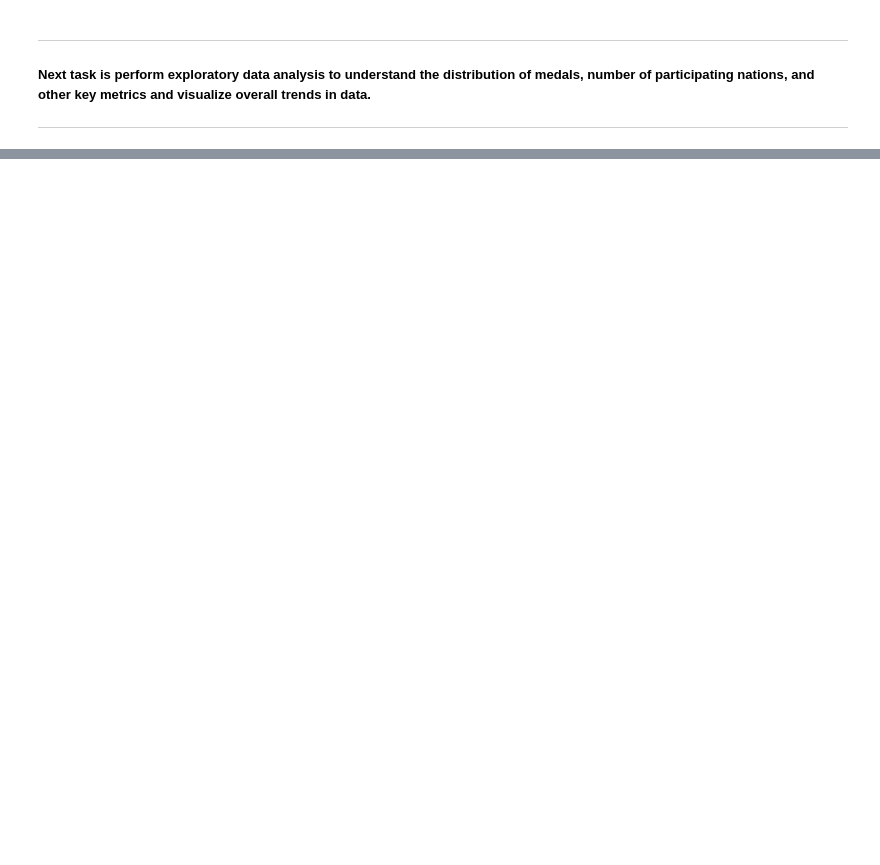
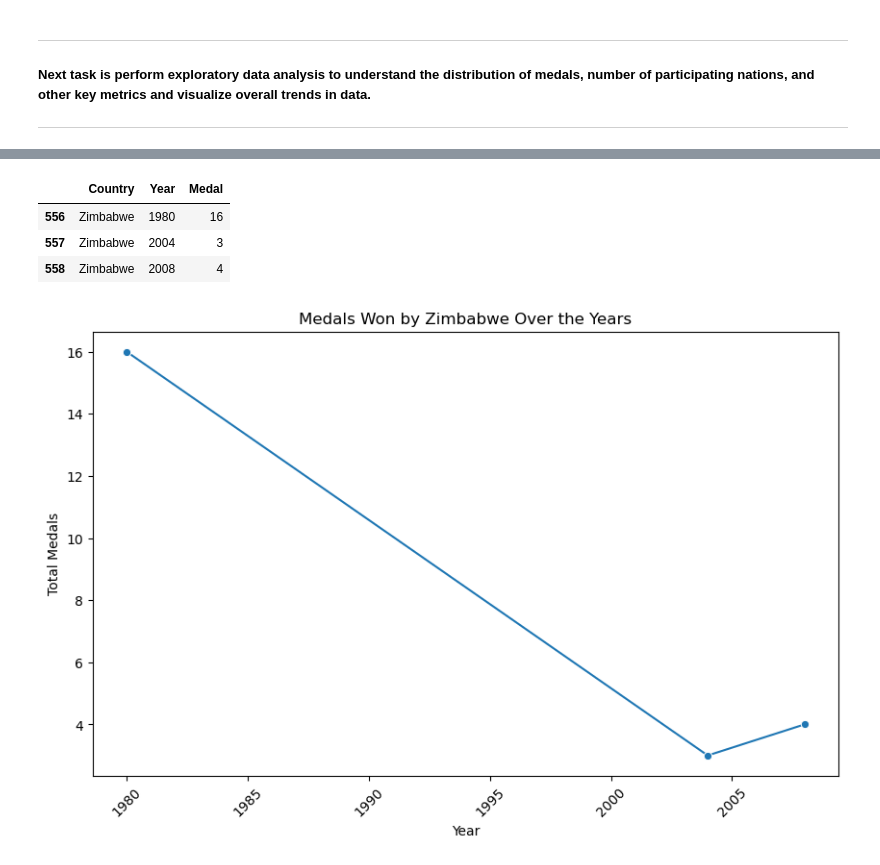
Before and after one commit to amannraawat/hva-hackathon-historical-analysis, a Jupyter notebook: olympic_analysis_notebook.ipynb, the cells around one changed output, grey strips where cells are left out. Drawn from its saved outputs; the diff is of its cells as text; code cells hidden in the pictures; blank space fills up the shorter version.

```diff
--- a/olympic_analysis_notebook.ipynb
+++ b/olympic_analysis_notebook.ipynb
@@ -423,0 +304,4 @@ dtype: int64
+# %%
+# performace of countries over the years in terms of medals won.
+medalsby_country_year = copy_olympic_data.groupby(['Country', copy_olympic_data['Year'].dt.year]).Medal.count().reset_index()
+medalsby_country_year
@@ -423,0 +322,22 @@ dtype: int64
+# %%
+# If i want to see particular country medals.
+country = 'Zimbabwe'
+country_medals = medalsby_country_year[medalsby_country_year['Country']=='Zimbabwe']
+country_medals
+# %% [output]
+|  | Country | Year | Medal |
+| 556 | Zimbabwe | 1980 | 16 |
+| 557 | Zimbabwe | 2004 | 3 |
+| 558 | Zimbabwe | 2008 | 4 |
+# %%
+#  Plotted the medals won by the selected country over the years.
+plt.figure(figsize=(10, 6))
+sns.lineplot(data=country_medals, x='Year', y='Medal', marker='o')
+plt.title(f'Medals Won by {country} Over the Years')
+plt.xlabel('Year')
+plt.ylabel('Total Medals')
+plt.xticks(rotation=45)
+# plt.grid(True)
+plt.show()
+# %% [output]
+[figure, added]
```
Also changed, not shown: parts of 51 cells of this notebook.
